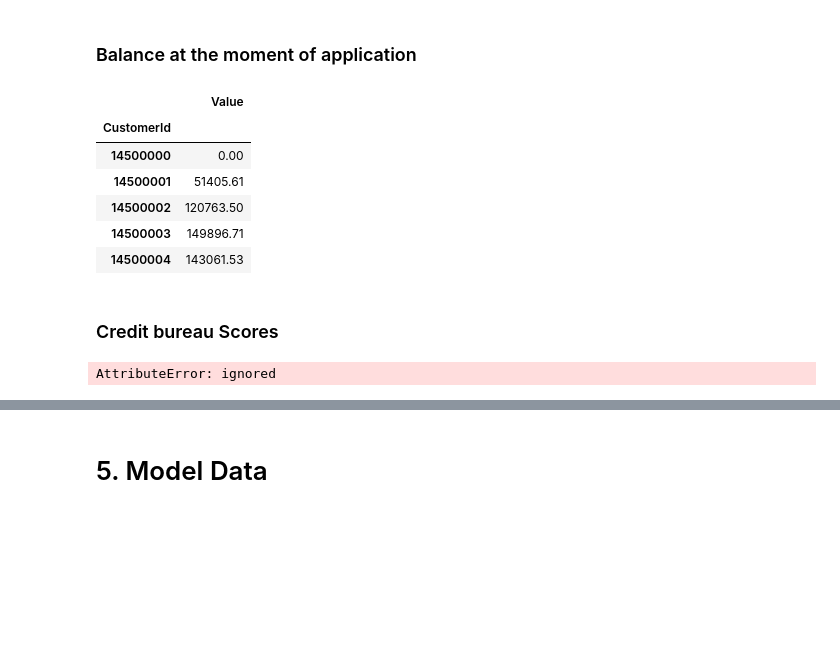
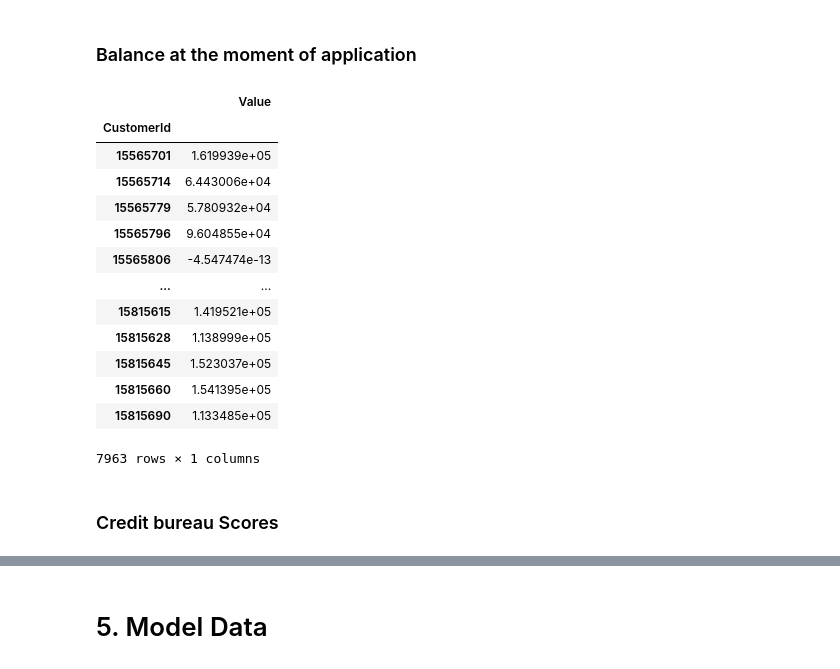
Before and after one commit to nestoredduardo/two-year-churn-predictive-model, a Jupyter notebook: Hackathon.ipynb, the cells around one changed output, grey strips where cells are left out. Saved outputs shown, nothing was run; the diff lists cells and outputs as text; code cells hidden in the pictures; blank space fills up the shorter version.

```diff
--- a/Hackathon.ipynb
+++ b/Hackathon.ipynb
@@ -180,4 +204,3 @@ def age(born):
                                                     born.day))
 # %%
 df_dataset['Age'] = df_clients_desired['birth_date'].apply(age)
-df_dataset.set_index('CustomerId')
@@ -191,2 +207,4 @@ df_dataset.set_index('CustomerId')
+# %%
+df_dataset = df_dataset.set_index('CustomerId')
 # %% [markdown]
 ### Number of products
@@ -205,14 +253,24 @@ df_products_count.head()
 # %% [markdown]
 ### Balance at the moment of application
+# %%
+df_transactions = df_transactions.set_index('CustomerId')
+# %%
+df_transactions = df_transactions.loc[df_dataset.index,:]
 # %%
-balance = df_transactions.groupby('CustomerId')['Value'].sum()
-df_balance = pd.DataFrame(data = balance)
-df_balance.head()
+df_balance = df_transactions.groupby('CustomerId', as_index= True)[['Value']].sum()
+df_balance
 # %% [output]
 |  | Value |
 | CustomerId |  |
-| 14500000 | 0.00 |
-| 14500001 | 51405.61 |
-| 14500002 | 120763.50 |
-| 14500003 | 149896.71 |
-| 14500004 | 143061.53 |
+| 15565701 | 1.619939e+05 |
+| 15565714 | 6.443006e+04 |
+| 15565779 | 5.780932e+04 |
+| 15565796 | 9.604855e+04 |
+| 15565806 | -4.547474e-13 |
+| ... | ... |
+| 15815615 | 1.419521e+05 |
+| 15815628 | 1.138999e+05 |
+| 15815645 | 1.523037e+05 |
+| 15815660 | 1.541395e+05 |
+| 15815690 | 1.133485e+05 |
+7963 rows × 1 columns
@@ -236,5 +301,2 @@ def getScore(row):
 # %%
-df_client_score= df_client_app_date.apply(getScore, axis=1)
-df_client_score.head()
+score = df_client_app_date.apply(getScore, axis=1, )
-# %% [output]
-AttributeError: ignored
```
Also changed, not shown: parts of 39 cells of this notebook.
